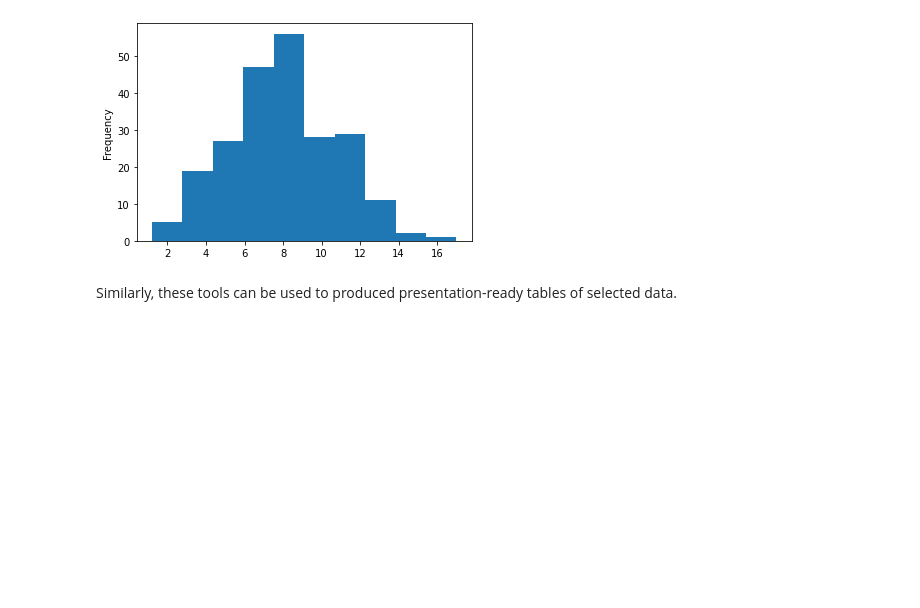
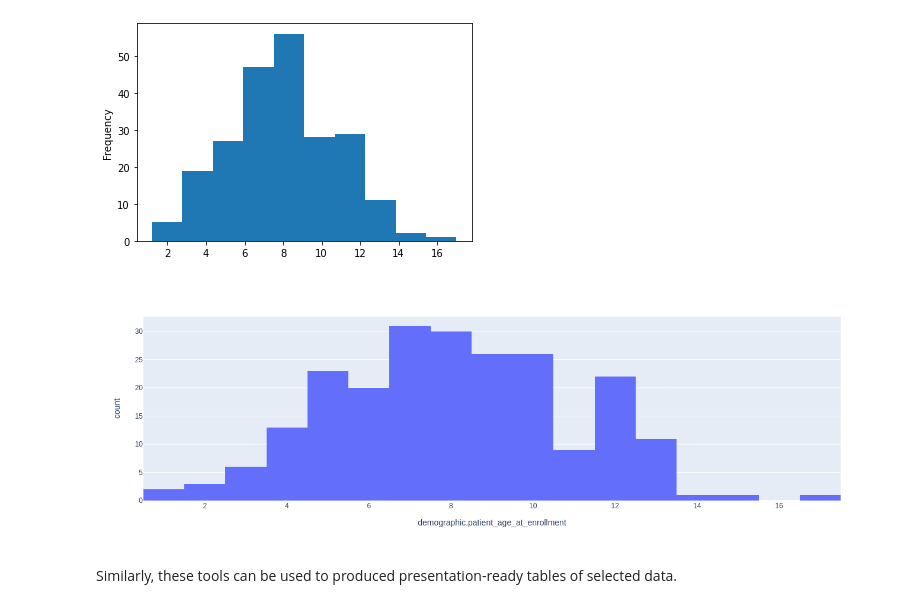
Before and after one commit to pihltd/Bento, a Jupyter notebook: ICDC_Analysis.ipynb, the cells around one changed output. Drawn from its saved outputs; the diff is of its cells as text; code cells hidden in the pictures; blank space fills up the shorter version.

```diff
--- a/ICDC_Analysis.ipynb
+++ b/ICDC_Analysis.ipynb
@@ -150,3 +152,8 @@ def dataframeColumns():
+# %%
+def plotlyHistogram(category):
+    dataframe = getDataframe(icdc.table_demo)
+    fig = px.histogram(dataframe, x=category)
+    fig.show()
 # %% [markdown]
 # GraphQL Introspection
 GraphQL provides a service calls **introspection** that allows users to ask the system what fields are available to query.  This service allows users to browse the database schema and construct the queries to return the information they're interested in.
@@ -218,5 +230,10 @@ cat = "demographic.patient_age_at_enrollment"
 histPlot(cat)
 # %% [output]
 [figure]
+# %%
+cat = "demographic.patient_age_at_enrollment"
+plotlyHistogram(cat)
+# %% [output]
+[figure, added]
 # %% [markdown]
 Similarly, these tools can be used to produced presentation-ready tables of selected data.
```
Also changed, not shown: parts of 8 cells of this notebook.
